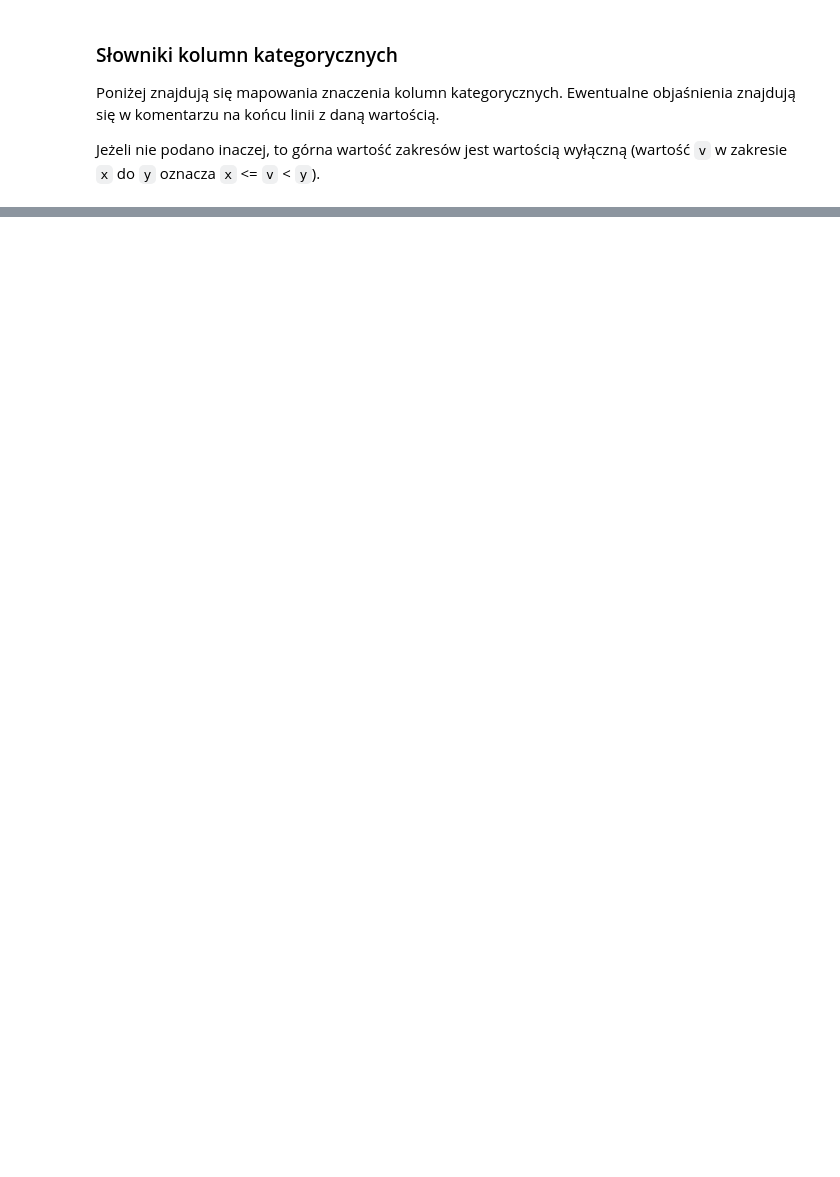
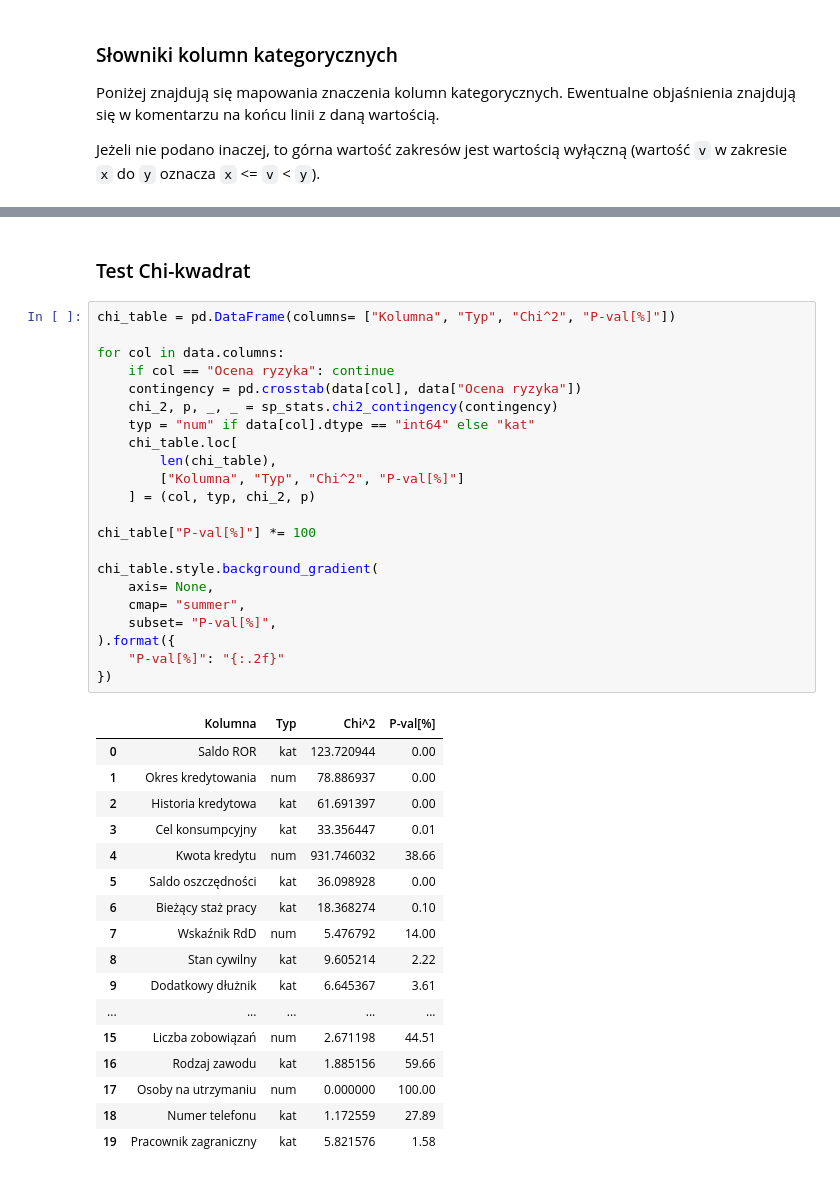
Before and after one commit to ScheiBig/Analiza-Danych, a Jupyter notebook: projekt_241204.ipynb, the cells around one changed output, grey strips where cells are left out. Saved outputs shown, nothing was run; the diff lists cells and outputs as text; blank space fills up the shorter version.

Commit message:
add data analisis leading to variable selection for model training

```diff
--- a/projekt_241204.ipynb
+++ b/projekt_241204.ipynb
@@ -186,0 +356,42 @@ data["Ocena ryzyka"] = data["Ocena ryzyka"].map({
+# %% [markdown]
+### Test Chi-kwadrat
+# %%
+chi_table = pd.DataFrame(columns= ["Kolumna", "Typ", "Chi^2", "P-val[%]"])
+
+for col in data.columns:
+	if col == "Ocena ryzyka": continue
+	contingency = pd.crosstab(data[col], data["Ocena ryzyka"])
+	chi_2, p, _, _ = sp_stats.chi2_contingency(contingency)
+	typ = "num" if data[col].dtype == "int64" else "kat"
+	chi_table.loc[
+		len(chi_table),
+		["Kolumna", "Typ", "Chi^2", "P-val[%]"]
+	] = (col, typ, chi_2, p)
+
+chi_table["P-val[%]"] *= 100
+
+chi_table.style.background_gradient(
+	axis= None,
+	cmap= "summer",
+	subset= "P-val[%]",
+).format({
+	"P-val[%]": "{:.2f}"
+})
+# %% [output]
+|  | Kolumna | Typ | Chi^2 | P-val[%] |
+| 0 | Saldo ROR | kat | 123.720944 | 0.00 |
+| 1 | Okres kredytowania | num | 78.886937 | 0.00 |
+| 2 | Historia kredytowa | kat | 61.691397 | 0.00 |
+| 3 | Cel konsumpcyjny | kat | 33.356447 | 0.01 |
+| 4 | Kwota kredytu | num | 931.746032 | 38.66 |
+| 5 | Saldo oszczędności | kat | 36.098928 | 0.00 |
+| 6 | Bieżący staż pracy | kat | 18.368274 | 0.10 |
+| 7 | Wskaźnik RdD | num | 5.476792 | 14.00 |
+| 8 | Stan cywilny | kat | 9.605214 | 2.22 |
+| 9 | Dodatkowy dłużnik | kat | 6.645367 | 3.61 |
+| ... | ... | ... | ... | ... |
+| 15 | Liczba zobowiązań | num | 2.671198 | 44.51 |
+| 16 | Rodzaj zawodu | kat | 1.885156 | 59.66 |
+| 17 | Osoby na utrzymaniu | num | 0.000000 | 100.00 |
+| 18 | Numer telefonu | kat | 1.172559 | 27.89 |
+| 19 | Pracownik zagraniczny | kat | 5.821576 | 1.58 |
```
Also changed, not shown: parts of 31 cells of this notebook.
